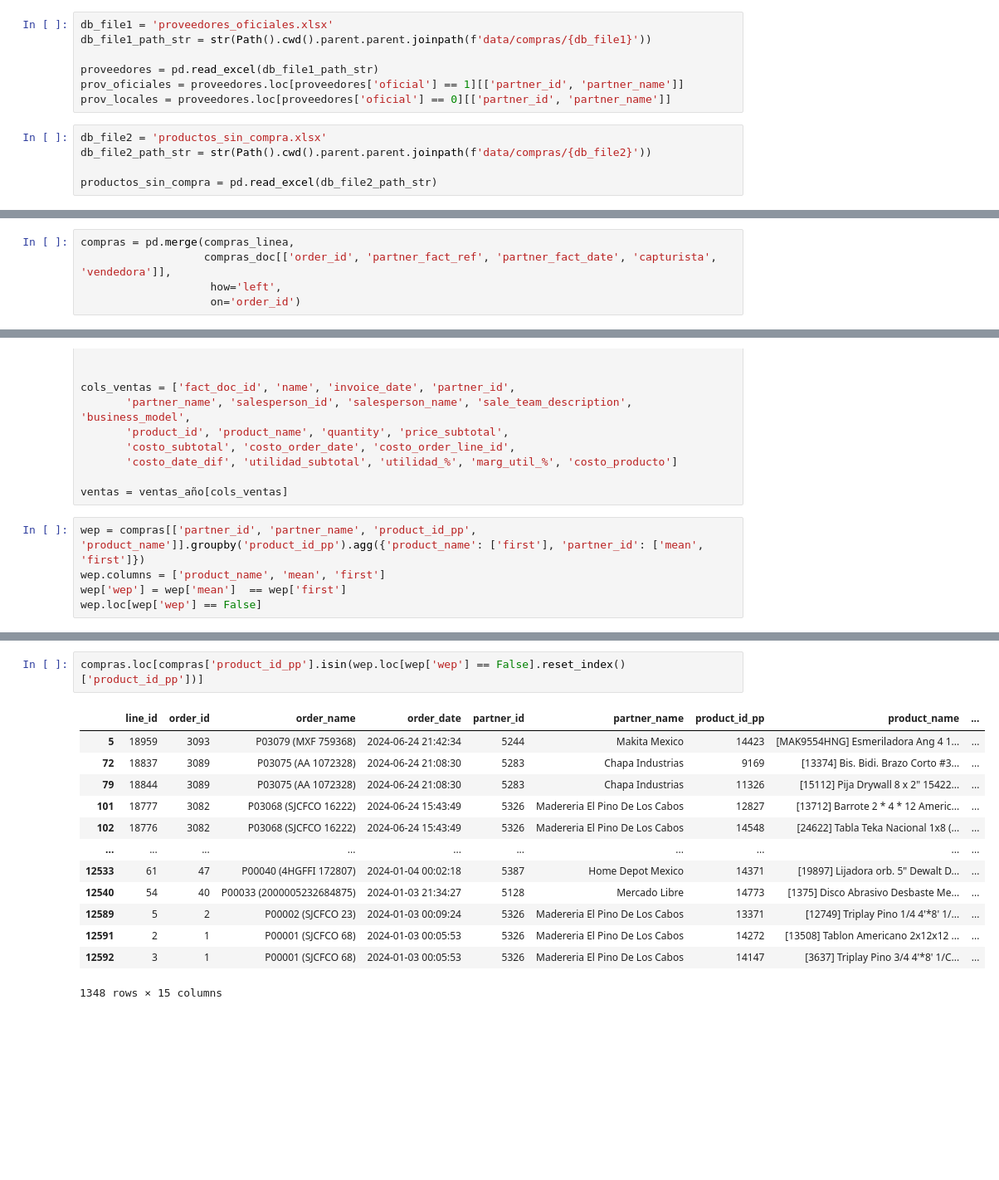
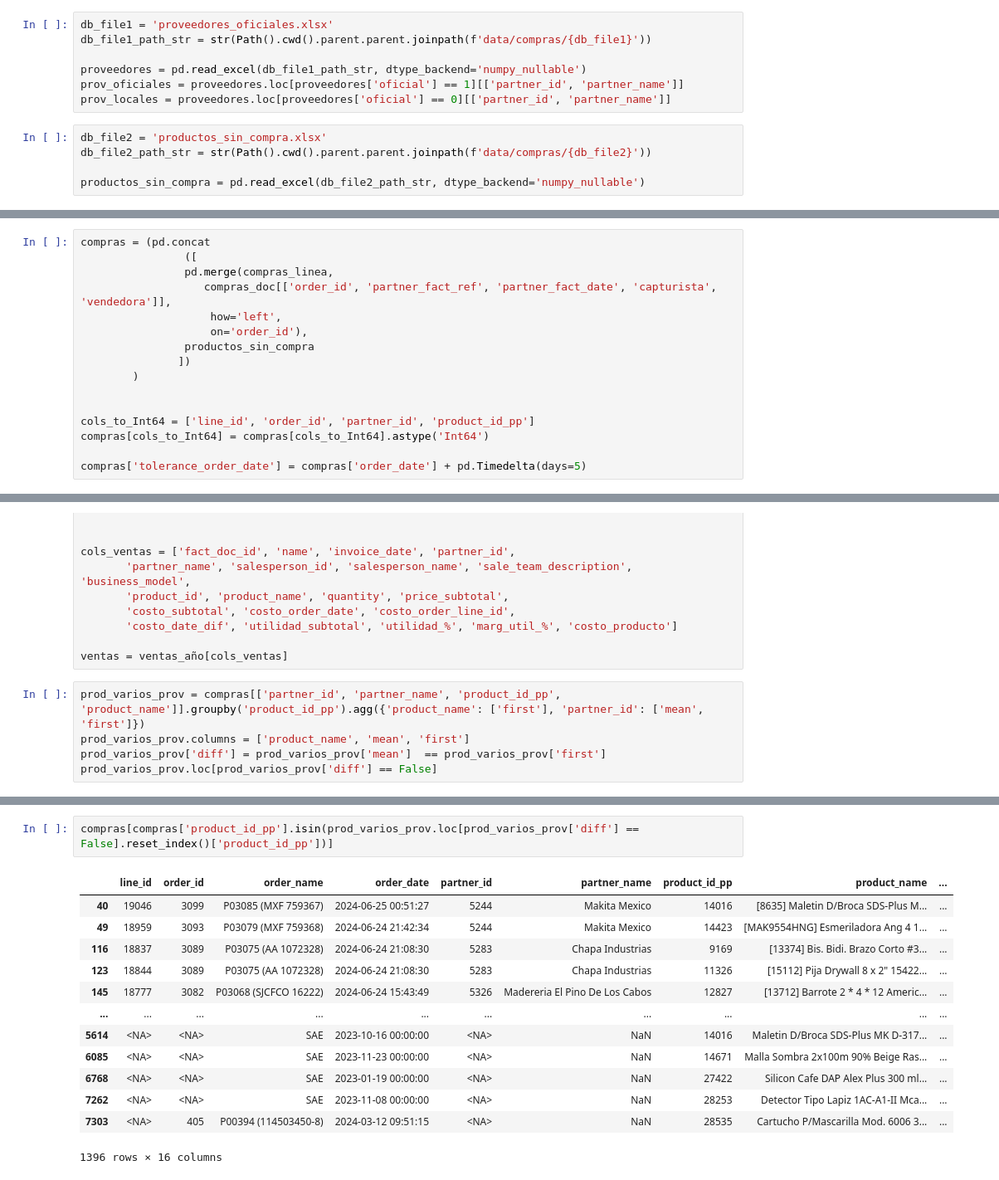
Before and after one commit to ecostichp/odoo_comisiones, a Jupyter notebook: comisiones/algoritmos/algoritmo_costo_de_venta_func.ipynb, the cells around one changed output, grey strips where cells are left out. Shown: that part at 83% size. Drawn from its saved outputs; the diff is of its cells as text; blank space fills up the shorter version.

```diff
--- a/comisiones/algoritmos/algoritmo_costo_de_venta_func.ipynb
+++ b/comisiones/algoritmos/algoritmo_costo_de_venta_func.ipynb
@@ -35,14 +35,14 @@ engine.dispose()
 db_file1 = 'proveedores_oficiales.xlsx'
 db_file1_path_str = str(Path().cwd().parent.parent.joinpath(f'data/compras/{db_file1}'))
 
-proveedores = pd.read_excel(db_file1_path_str)
+proveedores = pd.read_excel(db_file1_path_str, dtype_backend='numpy_nullable')
 prov_oficiales = proveedores.loc[proveedores['oficial'] == 1][['partner_id', 'partner_name']]
 prov_locales = proveedores.loc[proveedores['oficial'] == 0][['partner_id', 'partner_name']]
 # %%
 db_file2 = 'productos_sin_compra.xlsx'
 db_file2_path_str = str(Path().cwd().parent.parent.joinpath(f'data/compras/{db_file2}'))
 
-productos_sin_compra = pd.read_excel(db_file2_path_str)
+productos_sin_compra = pd.read_excel(db_file2_path_str, dtype_backend='numpy_nullable')
 # %%
 fields_compras_doc = ['name', 'state','partner_id', 'partner_ref', 'date_approve', 'x_fecha_factura', 'user_id', 'create_uid']
 
@@ -97,10 +97,21 @@ compras_linea['order_date'] = pd.to_datetime(compras_linea['order_date'], format
 
 compras_linea['oficial'] = compras_linea['partner_id'].isin(prov_oficiales['partner_id'])
 # %%
-compras = pd.merge(compras_linea,
+compras = (pd.concat
+                ([
+                pd.merge(compras_linea,
                    compras_doc[['order_id', 'partner_fact_ref', 'partner_fact_date', 'capturista', 'vendedora']],
                     how='left',
-                    on='order_id')
+                    on='order_id'),
+                productos_sin_compra
+               ])
+        )
+
+
+cols_to_Int64 = ['line_id', 'order_id', 'partner_id', 'product_id_pp']
+compras[cols_to_Int64] = compras[cols_to_Int64].astype('Int64')
+
+compras['tolerance_order_date'] = compras['order_date'] + pd.Timedelta(days=5)
 # %%
 # Línea para comprobrar que el 100% de los proveedores de Odoo están calificados en la lista de proveedores oficiales
 
@@ -176,8 +232,8 @@ cols_ventas = ['fact_doc_id', 'name', 'invoice_date', 'partner_id',
 
 ventas = ventas_año[cols_ventas]
 # %%
-wep = compras[['partner_id', 'partner_name', 'product_id_pp', 'product_name']].groupby('product_id_pp').agg({'product_name': ['first'], 'partner_id': ['mean', 'first']})
-wep.columns = ['product_name', 'mean', 'first']
-wep['wep'] = wep['mean']  == wep['first']
-wep.loc[wep['wep'] == False]
+prod_varios_prov = compras[['partner_id', 'partner_name', 'product_id_pp', 'product_name']].groupby('product_id_pp').agg({'product_name': ['first'], 'partner_id': ['mean', 'first']})
+prod_varios_prov.columns = ['product_name', 'mean', 'first']
+prod_varios_prov['diff'] = prod_varios_prov['mean']  == prod_varios_prov['first']
+prod_varios_prov.loc[prod_varios_prov['diff'] == False]
 # %% [output]
@@ -213,16 +269,16 @@ Name: product_id_pp, Length: 208, dtype: int64
 # %%
-compras.loc[compras['product_id_pp'].isin(wep.loc[wep['wep'] == False].reset_index()['product_id_pp'])]
+compras[compras['product_id_pp'].isin(prod_varios_prov.loc[prod_varios_prov['diff'] == False].reset_index()['product_id_pp'])]
 # %% [output]
 |  | line_id | order_id | order_name | order_date | partner_id | partner_name | product_id_pp | product_name | ... |
-| 5 | 18959 | 3093 | P03079 (MXF 759368) | 2024-06-24 21:42:34 | 5244 | Makita Mexico | 14423 | [MAK9554HNG] Esmeriladora Ang 4 1... | ... |
-| 72 | 18837 | 3089 | P03075 (AA 1072328) | 2024-06-24 21:08:30 | 5283 | Chapa Industrias | 9169 | [13374] Bis. Bidi. Brazo Corto #3... | ... |
-| 79 | 18844 | 3089 | P03075 (AA 1072328) | 2024-06-24 21:08:30 | 5283 | Chapa Industrias | 11326 | [15112] Pija Drywall 8 x 2" 15422... | ... |
-| 101 | 18777 | 3082 | P03068 (SJCFCO 16222) | 2024-06-24 15:43:49 | 5326 | Madereria El Pino De Los Cabos | 12827 | [13712] Barrote 2 * 4 * 12 Americ... | ... |
-| 102 | 18776 | 3082 | P03068 (SJCFCO 16222) | 2024-06-24 15:43:49 | 5326 | Madereria El Pino De Los Cabos | 14548 | [24622] Tabla Teka Nacional 1x8 (... | ... |
+| 40 | 19046 | 3099 | P03085 (MXF 759367) | 2024-06-25 00:51:27 | 5244 | Makita Mexico | 14016 | [8635] Maletin D/Broca SDS-Plus M... | ... |
+| 49 | 18959 | 3093 | P03079 (MXF 759368) | 2024-06-24 21:42:34 | 5244 | Makita Mexico | 14423 | [MAK9554HNG] Esmeriladora Ang 4 1... | ... |
+| 116 | 18837 | 3089 | P03075 (AA 1072328) | 2024-06-24 21:08:30 | 5283 | Chapa Industrias | 9169 | [13374] Bis. Bidi. Brazo Corto #3... | ... |
+| 123 | 18844 | 3089 | P03075 (AA 1072328) | 2024-06-24 21:08:30 | 5283 | Chapa Industrias | 11326 | [15112] Pija Drywall 8 x 2" 15422... | ... |
+| 145 | 18777 | 3082 | P03068 (SJCFCO 16222) | 2024-06-24 15:43:49 | 5326 | Madereria El Pino De Los Cabos | 12827 | [13712] Barrote 2 * 4 * 12 Americ... | ... |
 | ... | ... | ... | ... | ... | ... | ... | ... | ... | ... |
-| 12533 | 61 | 47 | P00040 (4HGFFI 172807) | 2024-01-04 00:02:18 | 5387 | Home Depot Mexico | 14371 | [19897] Lijadora orb. 5" Dewalt D... | ... |
-| 12540 | 54 | 40 | P00033 (2000005232684875) | 2024-01-03 21:34:27 | 5128 | Mercado Libre | 14773 | [1375] Disco Abrasivo Desbaste Me... | ... |
-| 12589 | 5 | 2 | P00002 (SJCFCO 23) | 2024-01-03 00:09:24 | 5326 | Madereria El Pino De Los Cabos | 13371 | [12749] Triplay Pino 1/4 4'*8' 1/... | ... |
-| 12591 | 2 | 1 | P00001 (SJCFCO 68) | 2024-01-03 00:05:53 | 5326 | Madereria El Pino De Los Cabos | 14272 | [13508] Tablon Americano 2x12x12 ... | ... |
-| 12592 | 3 | 1 | P00001 (SJCFCO 68) | 2024-01-03 00:05:53 | 5326 | Madereria El Pino De Los Cabos | 14147 | [3637] Triplay Pino 3/4 4'*8' 1/C... | ... |
+| 5614 | <NA> | <NA> | SAE | 2023-10-16 00:00:00 | <NA> | NaN | 14016 | Maletin D/Broca SDS-Plus MK D-317... | ... |
+| 6085 | <NA> | <NA> | SAE | 2023-11-23 00:00:00 | <NA> | NaN | 14671 | Malla Sombra 2x100m 90% Beige Ras... | ... |
+| 6768 | <NA> | <NA> | SAE | 2023-01-19 00:00:00 | <NA> | NaN | 27422 | Silicon Cafe DAP Alex Plus 300 ml... | ... |
+| 7262 | <NA> | <NA> | SAE | 2023-11-08 00:00:00 | <NA> | NaN | 28253 | Detector Tipo Lapiz 1AC-A1-II Mca... | ... |
+| 7303 | <NA> | 405 | P00394 (114503450-8) | 2024-03-12 09:51:15 | <NA> | NaN | 28535 | Cartucho P/Mascarilla Mod. 6006 3... | ... |
-1348 rows × 15 columns
+1396 rows × 16 columns
```
Also changed, not shown: parts of 11 cells of this notebook, 1 other file.
